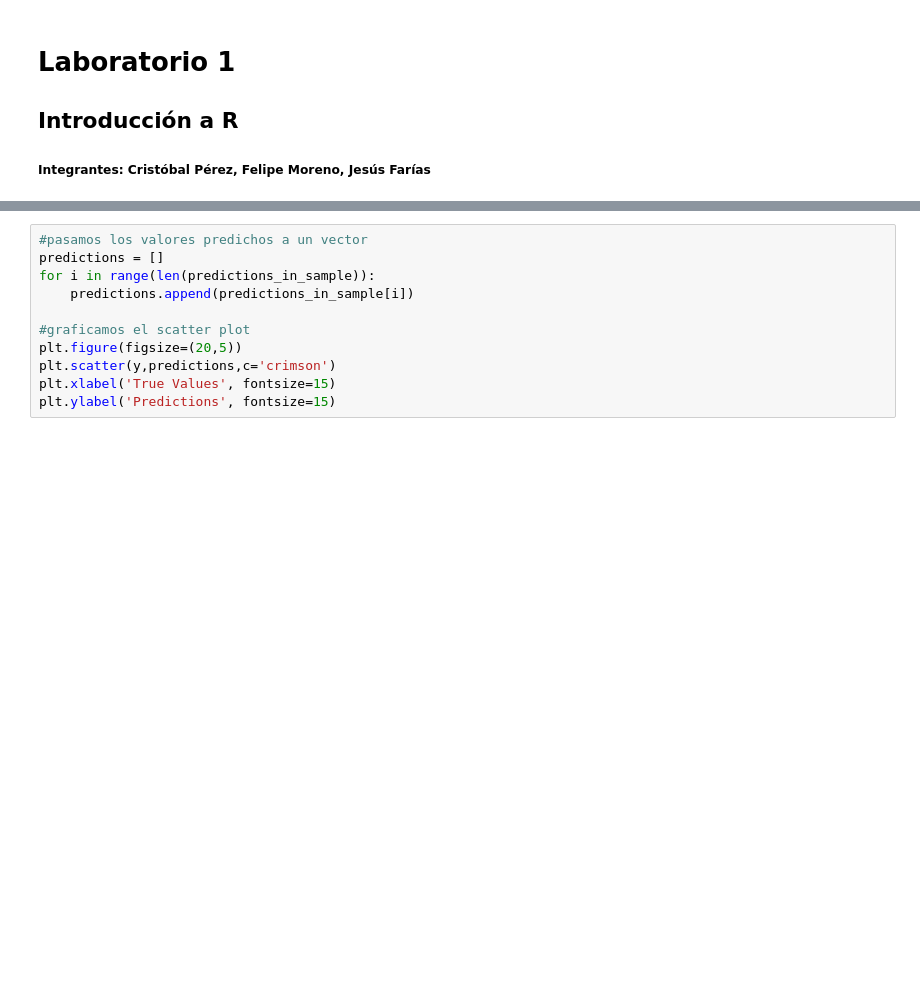
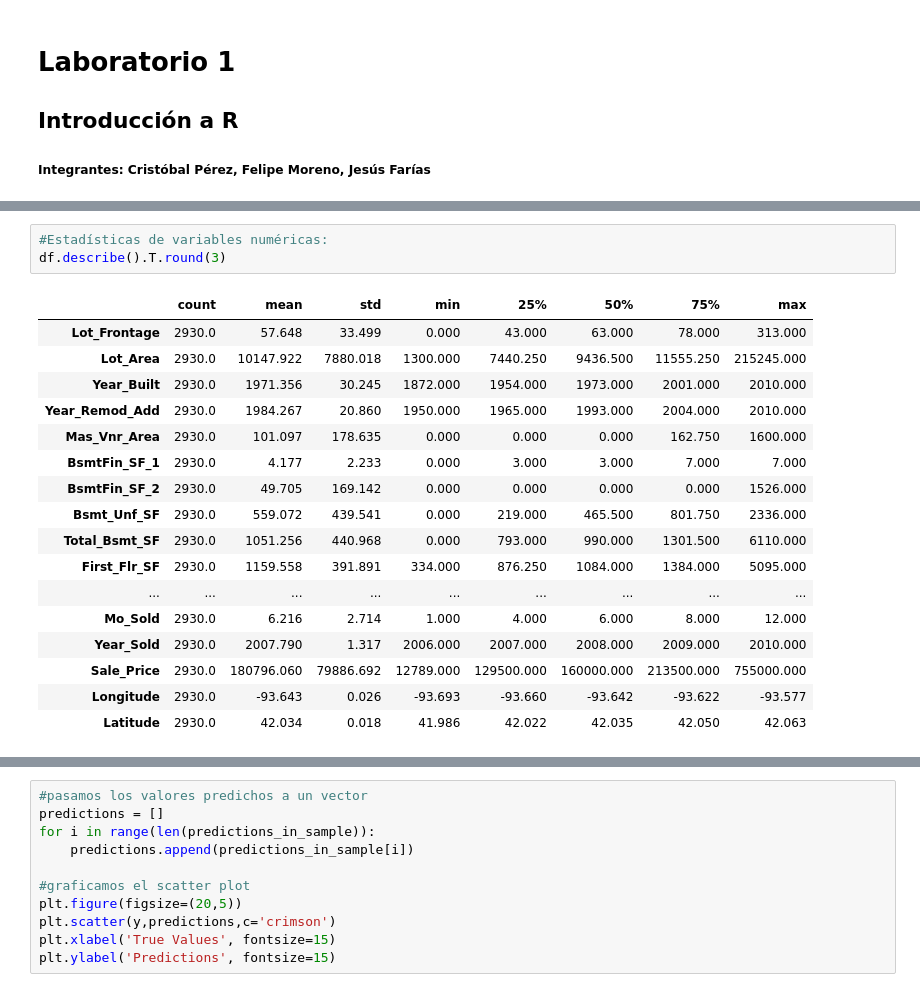
Before and after one commit to cristobalperezp/Marketing_2, a Jupyter notebook: Laboratorio_2.ipynb, the cells around one changed output, grey strips where cells are left out. Cells and saved outputs as stored; diff of their text form; blank space fills up the shorter version.

```diff
--- a/Laboratorio_2.ipynb
+++ b/Laboratorio_2.ipynb
@@ -135,0 +148,21 @@ predictions_in_sample = model.predict(df)
+# %%
+#Estadísticas de variables numéricas:
+df.describe().T.round(3)
+# %% [output]
+|  | count | mean | std | min | 25% | 50% | 75% | max |
+| Lot_Frontage | 2930.0 | 57.648 | 33.499 | 0.000 | 43.000 | 63.000 | 78.000 | 313.000 |
+| Lot_Area | 2930.0 | 10147.922 | 7880.018 | 1300.000 | 7440.250 | 9436.500 | 11555.250 | 215245.000 |
+| Year_Built | 2930.0 | 1971.356 | 30.245 | 1872.000 | 1954.000 | 1973.000 | 2001.000 | 2010.000 |
+| Year_Remod_Add | 2930.0 | 1984.267 | 20.860 | 1950.000 | 1965.000 | 1993.000 | 2004.000 | 2010.000 |
+| Mas_Vnr_Area | 2930.0 | 101.097 | 178.635 | 0.000 | 0.000 | 0.000 | 162.750 | 1600.000 |
+| BsmtFin_SF_1 | 2930.0 | 4.177 | 2.233 | 0.000 | 3.000 | 3.000 | 7.000 | 7.000 |
+| BsmtFin_SF_2 | 2930.0 | 49.705 | 169.142 | 0.000 | 0.000 | 0.000 | 0.000 | 1526.000 |
+| Bsmt_Unf_SF | 2930.0 | 559.072 | 439.541 | 0.000 | 219.000 | 465.500 | 801.750 | 2336.000 |
+| Total_Bsmt_SF | 2930.0 | 1051.256 | 440.968 | 0.000 | 793.000 | 990.000 | 1301.500 | 6110.000 |
+| First_Flr_SF | 2930.0 | 1159.558 | 391.891 | 334.000 | 876.250 | 1084.000 | 1384.000 | 5095.000 |
+| ... | ... | ... | ... | ... | ... | ... | ... | ... |
+| Mo_Sold | 2930.0 | 6.216 | 2.714 | 1.000 | 4.000 | 6.000 | 8.000 | 12.000 |
+| Year_Sold | 2930.0 | 2007.790 | 1.317 | 2006.000 | 2007.000 | 2008.000 | 2009.000 | 2010.000 |
+| Sale_Price | 2930.0 | 180796.060 | 79886.692 | 12789.000 | 129500.000 | 160000.000 | 213500.000 | 755000.000 |
+| Longitude | 2930.0 | -93.643 | 0.026 | -93.693 | -93.660 | -93.642 | -93.622 | -93.577 |
+| Latitude | 2930.0 | 42.034 | 0.018 | 41.986 | 42.022 | 42.035 | 42.050 | 42.063 |
```
Also changed, not shown: parts of 42 cells of this notebook.
